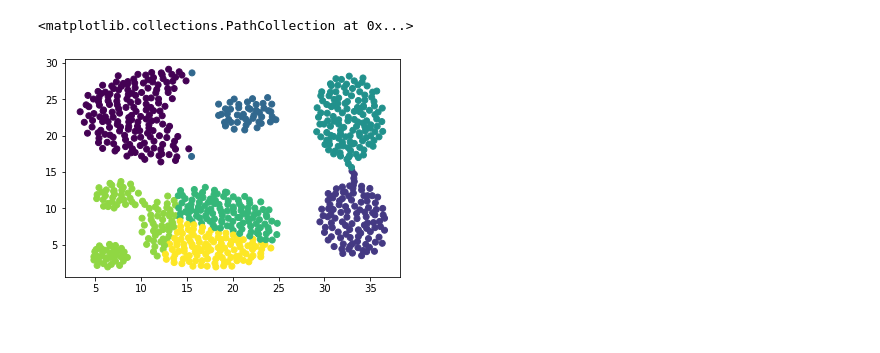
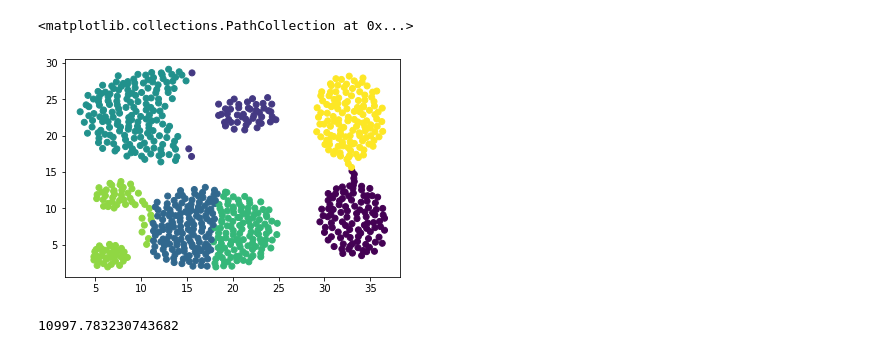
Before and after one commit to rebpan/ml, a Jupyter notebook: kmeans.ipynb, the cells around one changed output. Cells and saved outputs as stored; diff of their text form; code cells hidden in the pictures.

Commit message:
kmeans by coordinate descent

```diff
--- a/kmeans.ipynb
+++ b/kmeans.ipynb
@@ -99,6 +90,12 @@ array([[0., 0., 1., ..., 0., 0., 0.],
-# %%
-labels = np.nonzero(F)[1]
-plt.scatter(X[0, :], X[1, :], c = labels)
-# %% [output]
-<matplotlib.collections.PathCollection at 0x...>
-[figure, removed]
+# %%
+kmeans = KMeans(n_clusters=7).fit(X)
+F = kmeans.F_
+labels = np.nonzero(F)[1]
+plt.scatter(X[0, :], X[1, :], c = labels)
+# %% [output]
+<matplotlib.collections.PathCollection at 0x...>
+[figure, added]
+# %%
+kmeans.inertia_
+# %% [output]
+10997.783230743682
```
Also changed, not shown: parts of 3 cells of this notebook.
